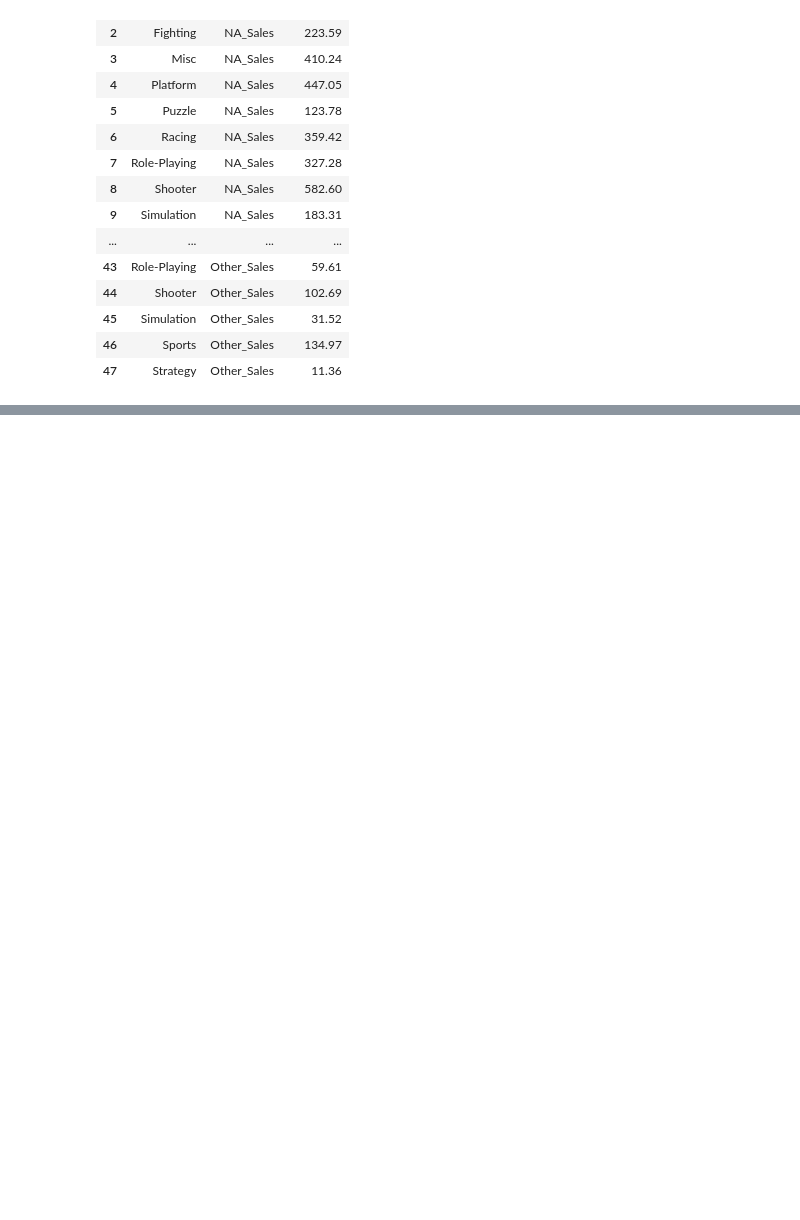
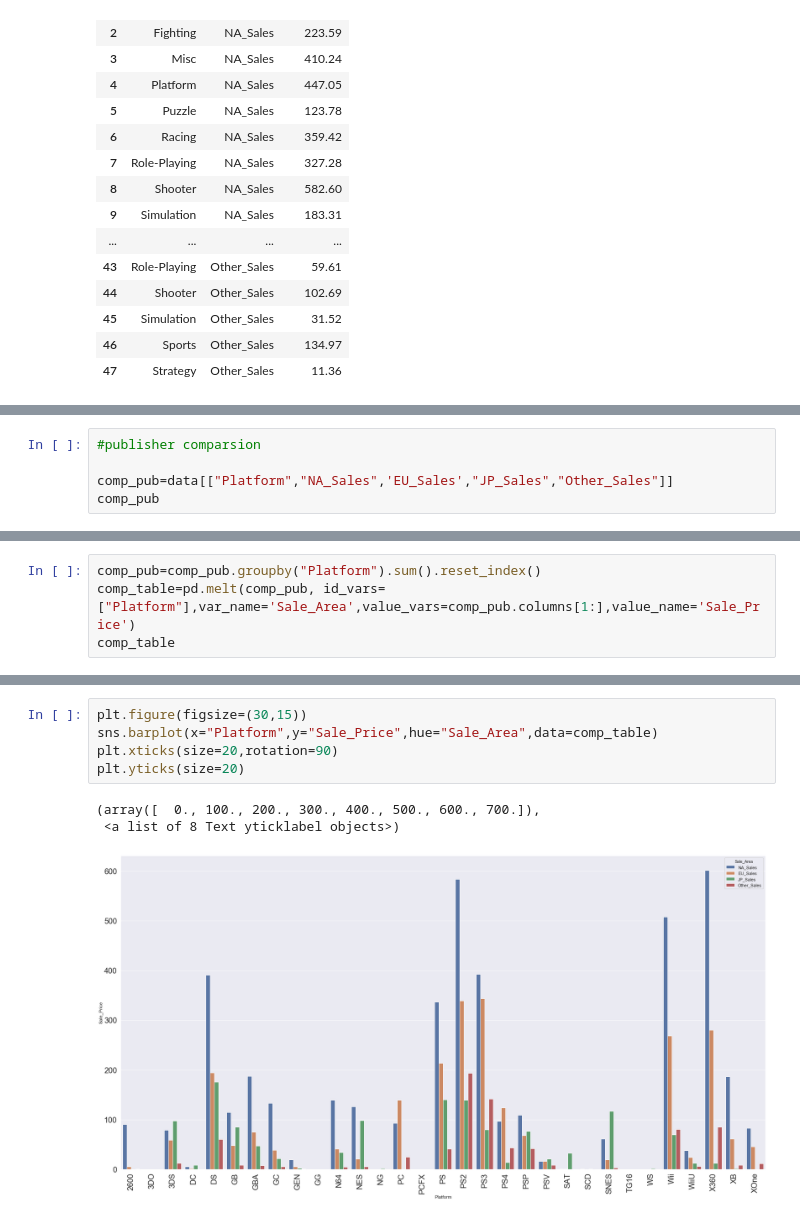
Before and after one commit to yeonghwanchoi/EDA, a Jupyter notebook: videogames/video_games.ipynb, the cells around one changed output, grey strips where cells are left out. Saved outputs shown, nothing was run; the diff lists cells and outputs as text; blank space fills up the shorter version.

```diff
--- a/videogames/video_games.ipynb
+++ b/videogames/video_games.ipynb
@@ -404,0 +435,5 @@ sns.barplot(x='Genre',y='Sale_Price',hue='Sale_Area',data )
+# %%
+#publisher comparsion
+
+comp_pub=data[["Platform","NA_Sales",'EU_Sales',"JP_Sales","Other_Sales"]]
+comp_pub
@@ -404,0 +458,4 @@ sns.barplot(x='Genre',y='Sale_Price',hue='Sale_Area',data )
+# %%
+comp_pub=comp_pub.groupby("Platform").sum().reset_index()
+comp_table=pd.melt(comp_pub, id_vars=["Platform"],var_name='Sale_Area',value_vars=comp_pub.columns[1:],value_name='Sale_Price')
+comp_table
@@ -404,0 +476,9 @@ sns.barplot(x='Genre',y='Sale_Price',hue='Sale_Area',data )
+# %%
+plt.figure(figsize=(30,15))
+sns.barplot(x="Platform",y="Sale_Price",hue="Sale_Area",data=comp_table)
+plt.xticks(size=20,rotation=90)
+plt.yticks(size=20)
+# %% [output]
+(array([  0., 100., 200., 300., 400., 500., 600., 700.]),
+ <a list of 8 Text yticklabel objects>)
+[figure, added]
```
Also changed, not shown: parts of 11 cells of this notebook.
